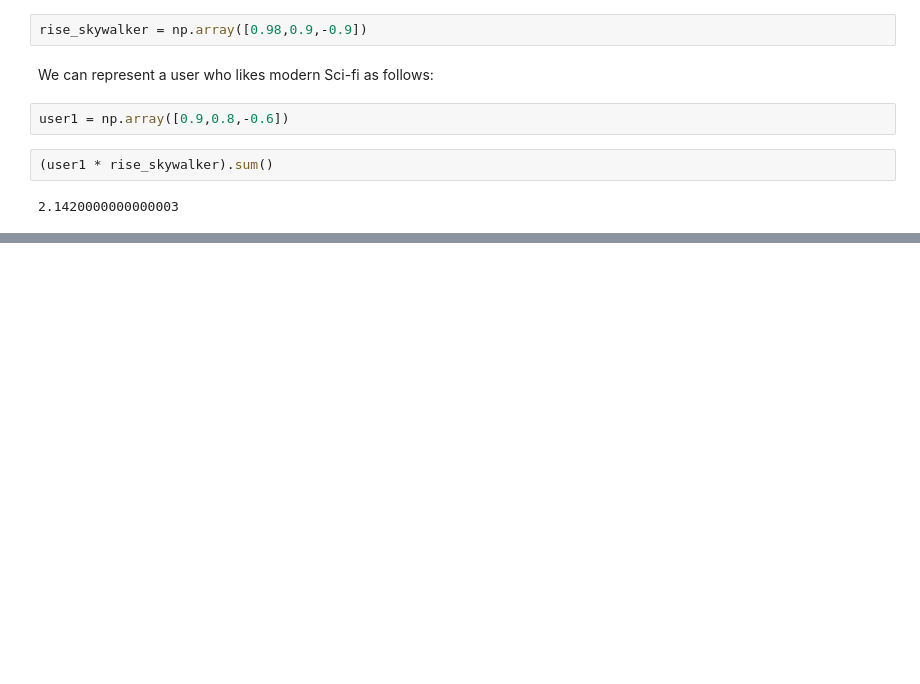
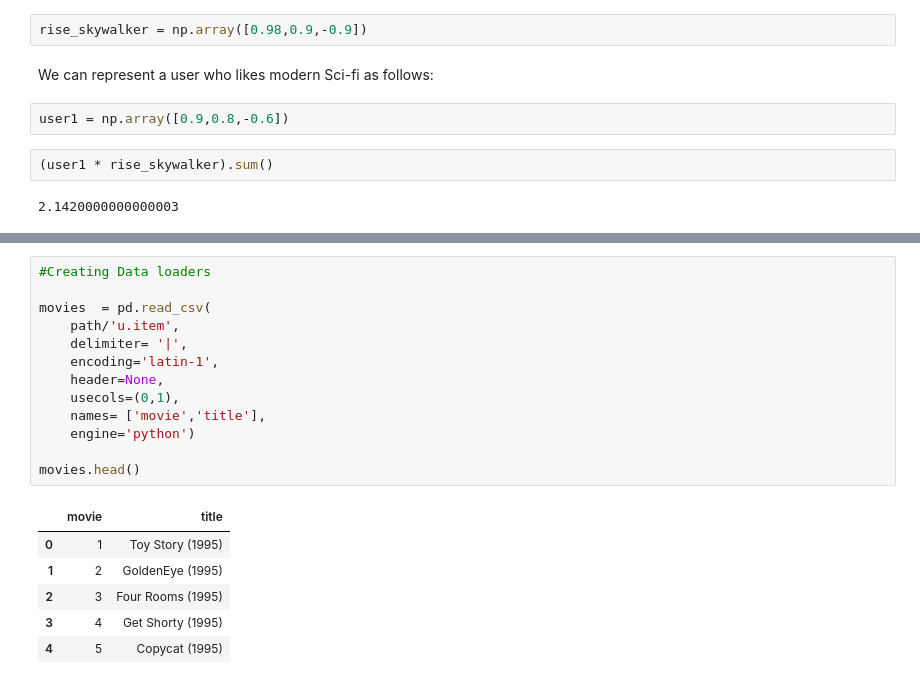
Before and after one commit to nikhilkr31/movie-recommendation, a Jupyter notebook: movie_recommendation.ipynb, the cells around one changed output, grey strips where cells are left out. Drawn from its saved outputs; the diff is of its cells as text; blank space fills up the shorter version.

```diff
--- a/movie_recommendation.ipynb
+++ b/movie_recommendation.ipynb
@@ -63,0 +42,20 @@ Successfully installed arrow-1.3.0 binaryornot-0.4.4 cookiecutter-2.6.0 cookiecu
+# %%
+#Creating Data loaders
+
+movies  = pd.read_csv(
+    path/'u.item',
+    delimiter= '|',
+    encoding='latin-1',
+    header=None,
+    usecols=(0,1),
+    names= ['movie','title'],
+    engine='python')
+
+movies.head()
+# %% [output]
+|  | movie | title |
+| 0 | 1 | Toy Story (1995) |
+| 1 | 2 | GoldenEye (1995) |
+| 2 | 3 | Four Rooms (1995) |
+| 3 | 4 | Get Shorty (1995) |
+| 4 | 5 | Copycat (1995) |
```
Also changed, not shown: parts of 9 cells of this notebook.
